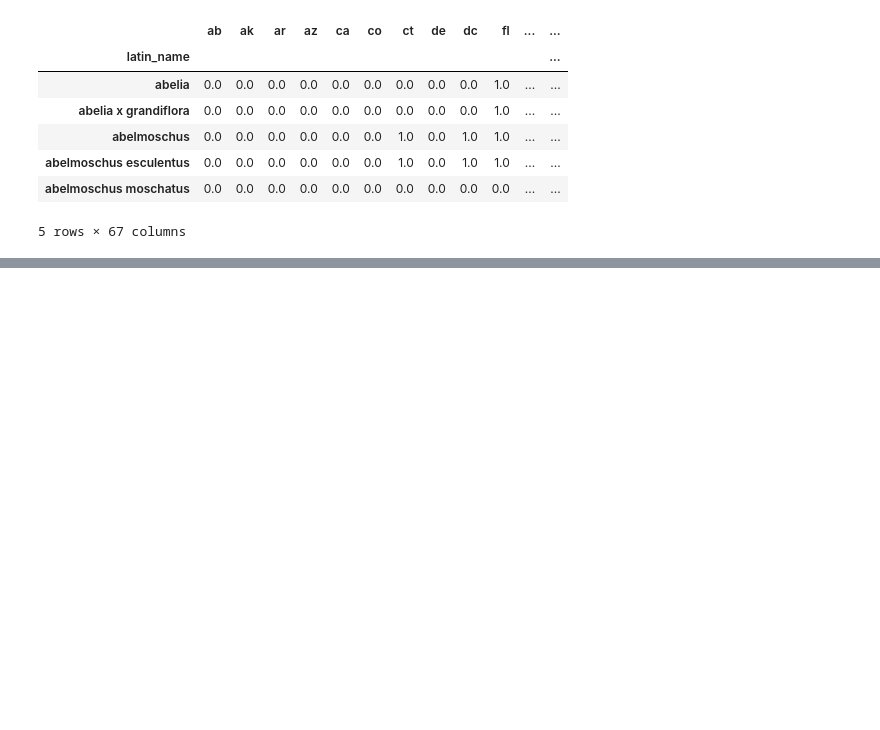
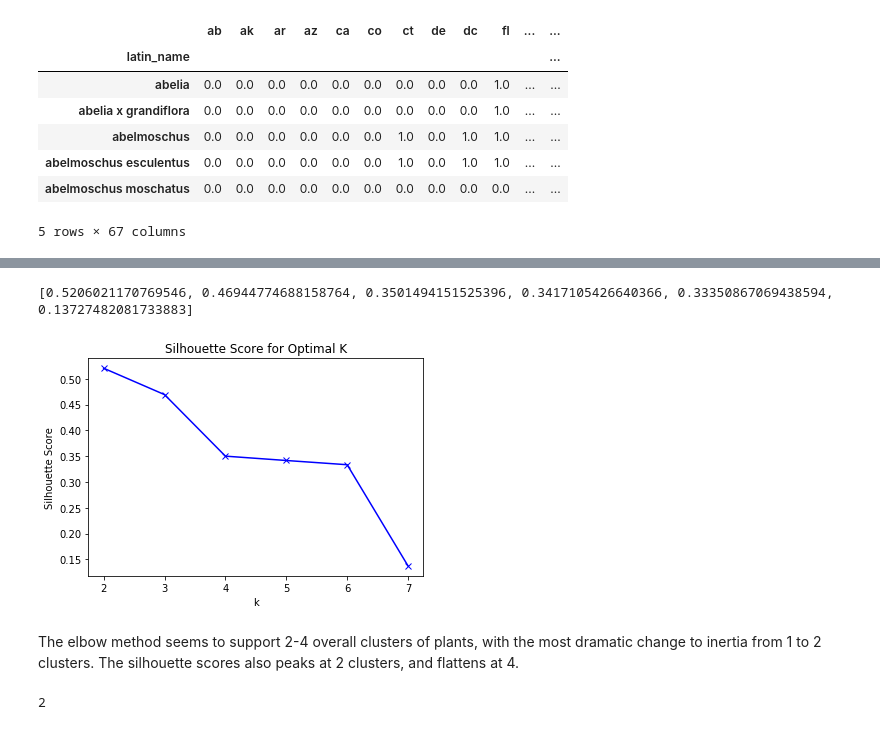
Before and after one commit to HKuz/MachineLearningPractice, a Jupyter notebook: PlantsClustering/PlantsClusteringAnalysis.ipynb, the cells around one changed output, grey strips where cells are left out. Cells and saved outputs as stored; diff of their text form; code cells hidden in the pictures; blank space fills up the shorter version.

```diff
--- a/PlantsClustering/PlantsClusteringAnalysis.ipynb
+++ b/PlantsClustering/PlantsClusteringAnalysis.ipynb
@@ -104,0 +169,32 @@ plants.head()
+# %%
+# Silhouette score method
+sil_scores = []
+
+for k in range(2, 8):
+    kmeans = KMeans(n_clusters=k, random_state=42)
+    preds = kmeans.fit_predict(X_train)
+    score = silhouette_score(X_train, preds, metric='euclidean')
+    sil_scores.append(score)
+
+print(sil_scores)
+
+plt.plot(range(2, 8),
+         sil_scores,
+         'bx-')
+plt.xlabel('k')
+plt.ylabel('Silhouette Score')
+plt.title('Silhouette Score for Optimal K')
+plt.show()
+# %% [output]
+[0.5206021170769546, 0.46944774688158764, 0.3501494151525396, 0.3417105426640366, 0.33350867069438594, 0.13727482081733883]
+[figure, added]
+# %% [markdown]
+The elbow method seems to support 2-4 overall clusters of plants, with the most dramatic change to inertia from 1 to 2 clusters. The silhouette scores also peaks at 2 clusters, and flattens at 4.
+# %%
+# Hierarchical clustering
+hc = AgglomerativeClustering(affinity='euclidean', linkage='ward')
+hc.fit(X_train)
+
+print(hc.n_clusters_)
+# %% [output]
+2
```
Also changed, not shown: parts of 10 cells of this notebook.
